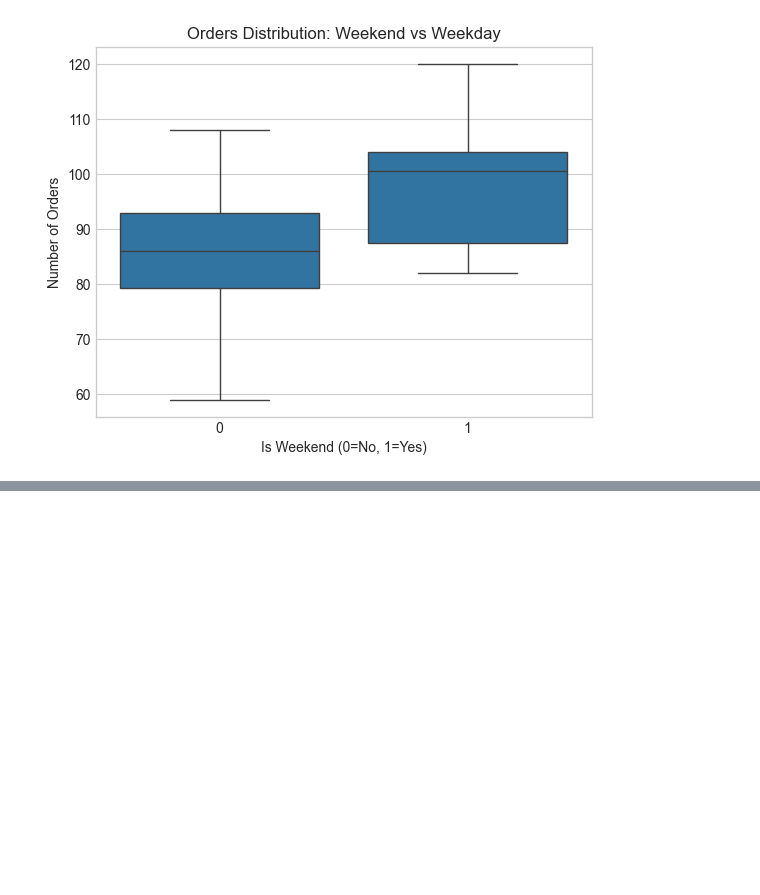
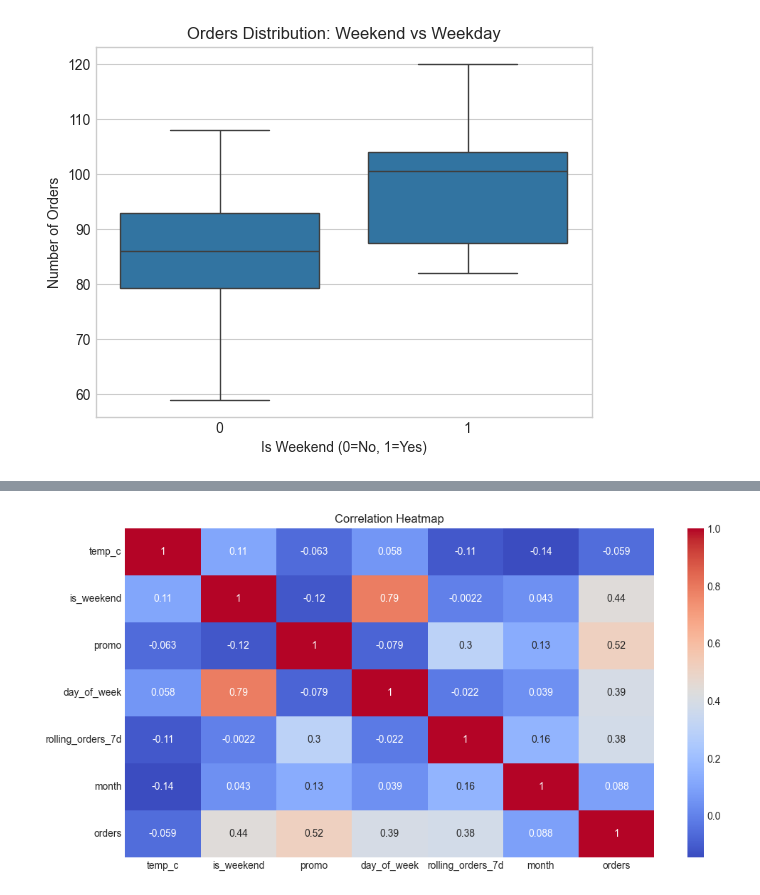
Before and after one commit to aadhityavarshan/smart-city-food-demand, a Jupyter notebook: notebooks/eda.ipynb, the cells around one changed output, grey strips where cells are left out. Drawn from its saved outputs; the diff is of its cells as text; code cells hidden in the pictures; blank space fills up the shorter version.

```diff
--- a/notebooks/eda.ipynb
+++ b/notebooks/eda.ipynb
@@ -53,0 +62,8 @@ plt.show()
+# %%
+plt.figure(figsize=(12, 6))
+corr = proc[["temp_c", "is_weekend", "promo", "day_of_week","rolling_orders_7d","month","orders"]].corr()
+sns.heatmap(corr, annot=True, cmap="coolwarm")
+plt.title("Correlation Heatmap")
+plt.show()
+# %% [output]
+[figure, added]
```
Also changed, not shown: parts of 4 cells of this notebook.
